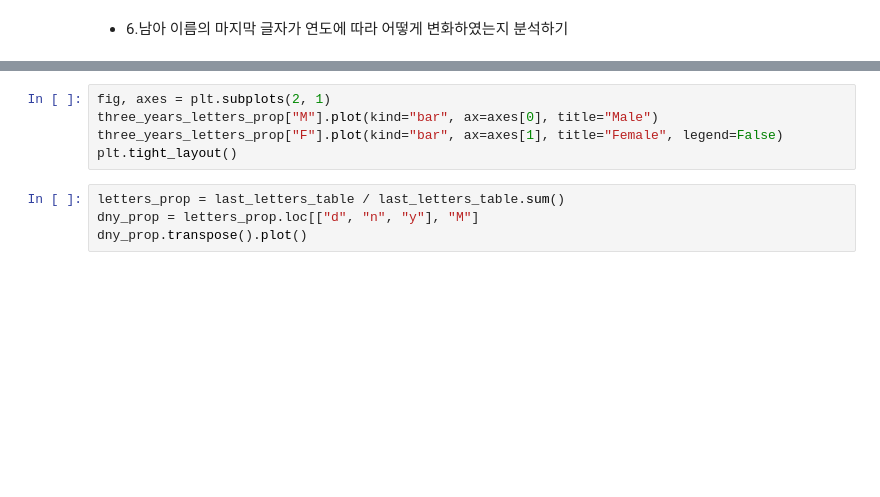
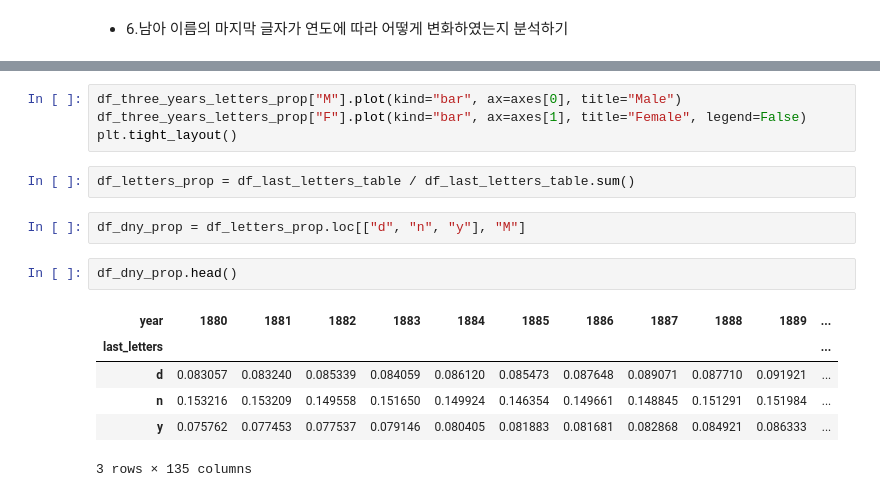
Before and after one commit to wits73/py_project, a Jupyter notebook: US_Baby_Name.ipynb, the cells around one changed output, grey strips where cells are left out. Saved outputs shown, nothing was run; the diff lists cells and outputs as text; blank space fills up the shorter version.

```diff
--- a/US_Baby_Name.ipynb
+++ b/US_Baby_Name.ipynb
@@ -238,9 +298,17 @@ three_years_letters_prop = three_years_subtable / three_years_subtable.sum()
 # %%
-fig, axes = plt.subplots(2, 1)
-three_years_letters_prop["M"].plot(kind="bar", ax=axes[0], title="Male")
-three_years_letters_prop["F"].plot(kind="bar", ax=axes[1], title="Female", legend=False)
+df_three_years_letters_prop["M"].plot(kind="bar", ax=axes[0], title="Male")
+df_three_years_letters_prop["F"].plot(kind="bar", ax=axes[1], title="Female", legend=False)
 plt.tight_layout()
+# %%
+df_letters_prop = df_last_letters_table / df_last_letters_table.sum()
 # %%
-letters_prop = last_letters_table / last_letters_table.sum()
-dny_prop = letters_prop.loc[["d", "n", "y"], "M"]
-dny_prop.transpose().plot()
+df_dny_prop = df_letters_prop.loc[["d", "n", "y"], "M"]
+# %%
+df_dny_prop.head()
+# %% [output]
+| year | 1880 | 1881 | 1882 | 1883 | 1884 | 1885 | 1886 | 1887 | 1888 | 1889 | ... |
+| last_letters |  |  |  |  |  |  |  |  |  |  | ... |
+| d | 0.083057 | 0.083240 | 0.085339 | 0.084059 | 0.086120 | 0.085473 | 0.087648 | 0.089071 | 0.087710 | 0.091921 | ... |
+| n | 0.153216 | 0.153209 | 0.149558 | 0.151650 | 0.149924 | 0.146354 | 0.149661 | 0.148845 | 0.151291 | 0.151984 | ... |
+| y | 0.075762 | 0.077453 | 0.077537 | 0.079146 | 0.080405 | 0.081883 | 0.081681 | 0.082868 | 0.084921 | 0.086333 | ... |
+3 rows × 135 columns
```
Also changed, not shown: parts of 14 cells of this notebook, 2 other files.
